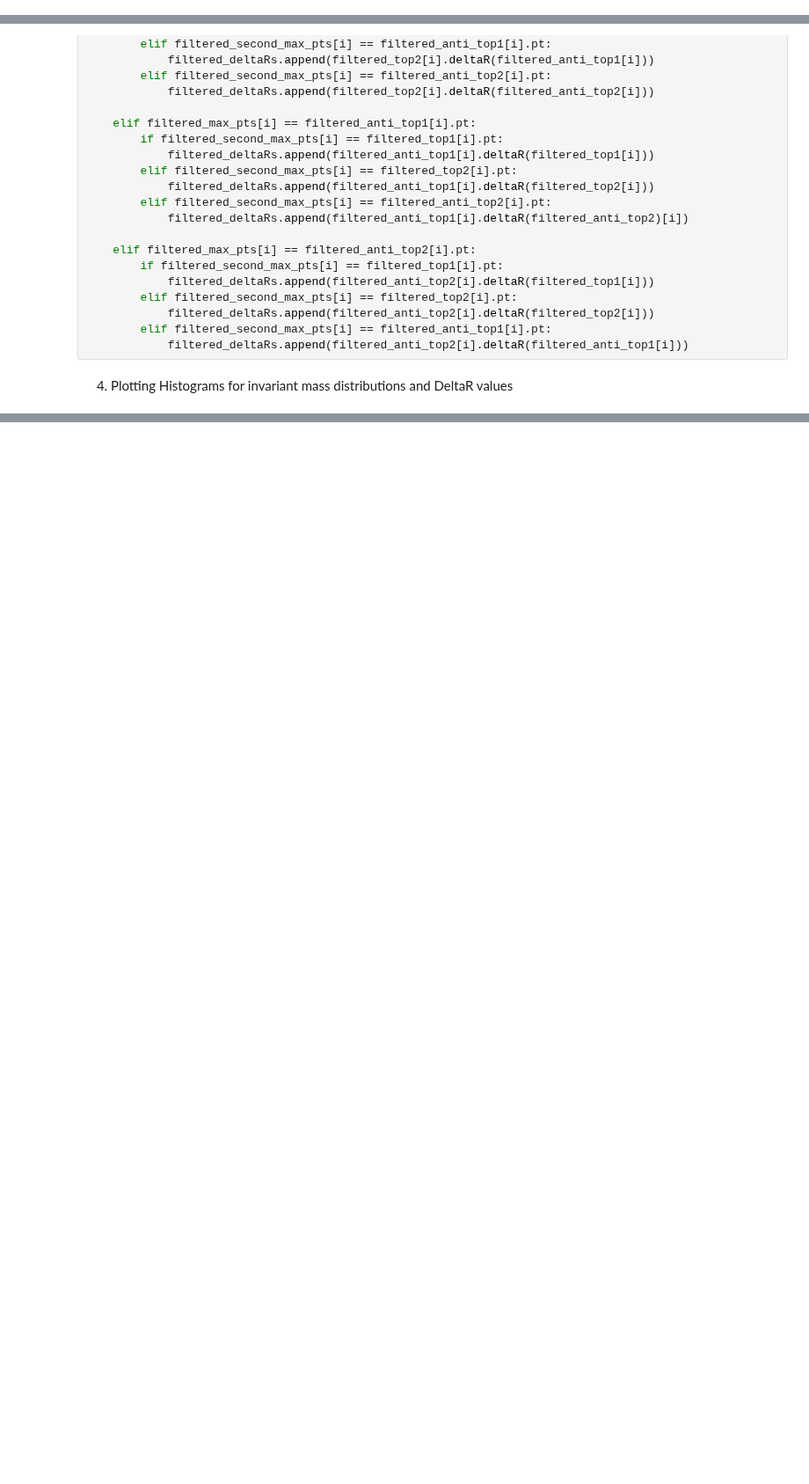
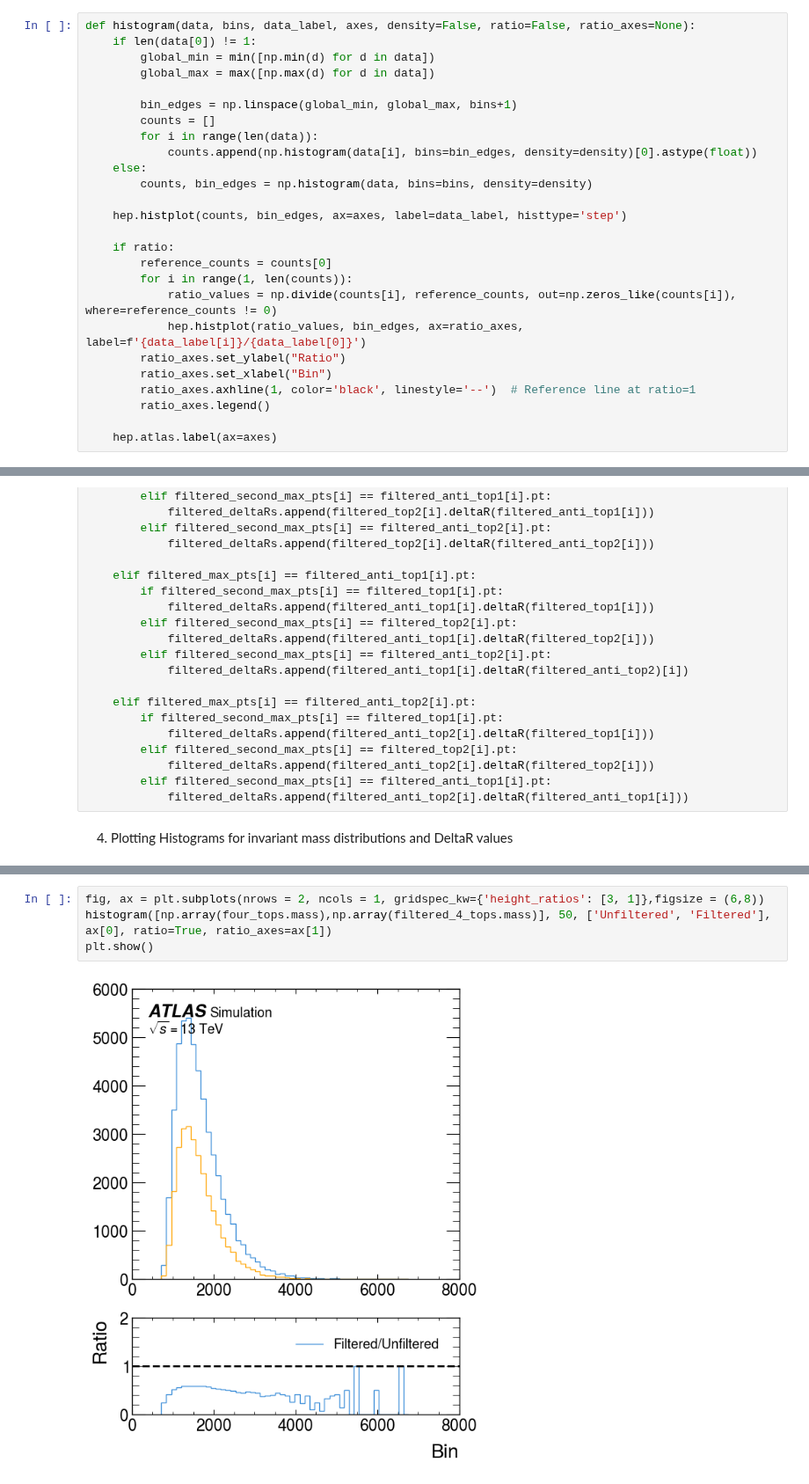
Before and after one commit to archiebrooks02/MPHYS-4Top, a Jupyter notebook: week_1.ipynb, the cells around one changed output, grey strips where cells are left out. Shown at 88% size. Cells and saved outputs as stored; diff of their text form; blank space fills up the shorter version.

```diff
--- a/week_1.ipynb
+++ b/week_1.ipynb
@@ -10,3 +14,29 @@ import mplhep as hep
+# %%
+def histogram(data, bins, data_label, axes, density=False, ratio=False, ratio_axes=None):
+    if len(data[0]) != 1:
+        global_min = min([np.min(d) for d in data])
+        global_max = max([np.max(d) for d in data])
+
+        bin_edges = np.linspace(global_min, global_max, bins+1)
+        counts = []
+        for i in range(len(data)):
+            counts.append(np.histogram(data[i], bins=bin_edges, density=density)[0].astype(float))
+    else:
+        counts, bin_edges = np.histogram(data, bins=bins, density=density)
+
+    hep.histplot(counts, bin_edges, ax=axes, label=data_label, histtype='step')
+
+    if ratio:
+        reference_counts = counts[0]
+        for i in range(1, len(counts)):
+            ratio_values = np.divide(counts[i], reference_counts, out=np.zeros_like(counts[i]), where=reference_counts != 0)
+            hep.histplot(ratio_values, bin_edges, ax=ratio_axes, label=f'{data_label[i]}/{data_label[0]}')
+        ratio_axes.set_ylabel("Ratio")
+        ratio_axes.set_xlabel("Bin")
+        ratio_axes.axhline(1, color='black', linestyle='--')  # Reference line at ratio=1
+        ratio_axes.legend()
+
+    hep.atlas.label(ax=axes)
 # %% [markdown]
 Unpacking data
 1. Extracting 4 top data
@@ -224,0 +234,6 @@ plt.show()
+# %%
+fig, ax = plt.subplots(nrows = 2, ncols = 1, gridspec_kw={'height_ratios': [3, 1]},figsize = (6,8))
+histogram([np.array(four_tops.mass),np.array(filtered_4_tops.mass)], 50, ['Unfiltered', 'Filtered'], ax[0], ratio=True, ratio_axes=ax[1])
+plt.show()
+# %% [output]
+[figure, added]
```
Also changed, not shown: parts of 14 cells of this notebook.
